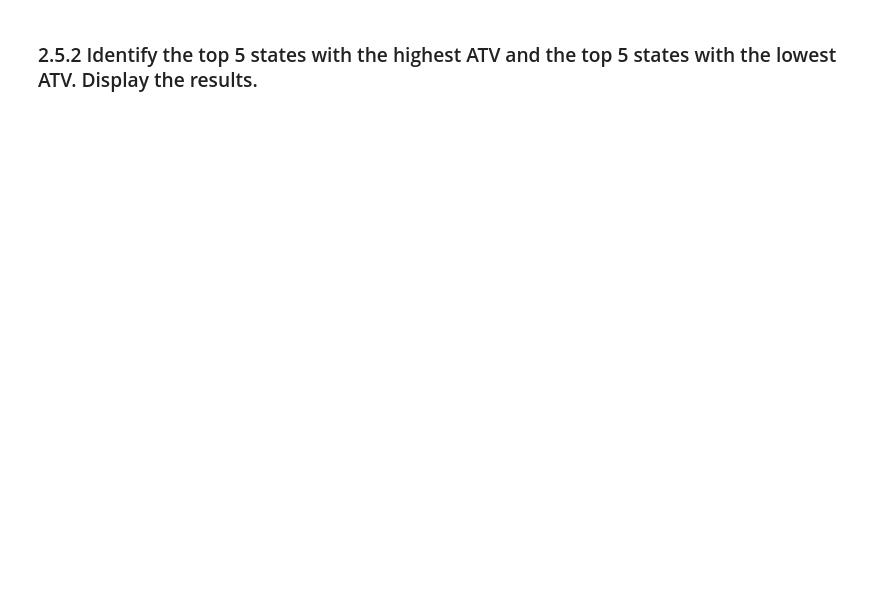
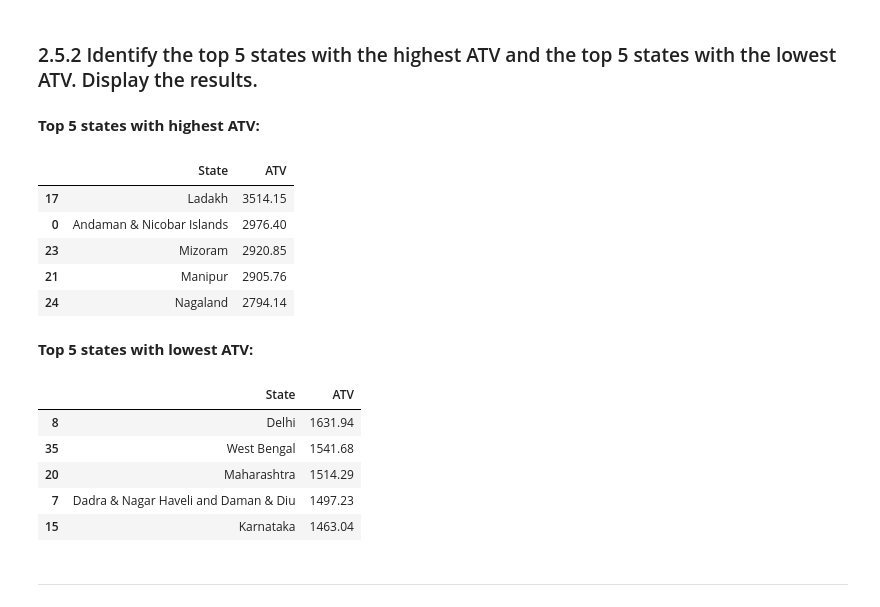
Before and after one commit to chetanchandel31/da_phone_pe, a Jupyter notebook: notebooks/01_phone_pe_analysis.ipynb, the cells around one changed output. Cells and saved outputs as stored; diff of their text form; code cells hidden in the pictures; blank space fills up the shorter version.

```diff
--- a/notebooks/01_phone_pe_analysis.ipynb
+++ b/notebooks/01_phone_pe_analysis.ipynb
@@ -890,2 +921,27 @@ plt.show()
 # %% [markdown]
 ### 2.5.2 Identify the top 5 states with the highest ATV and the top 5 states with the lowest ATV. Display the results.
+# %%
+df_state_atv = df_state_atv.sort_values(by="ATV", ascending=False)
+
+display(Markdown("**Top 5 states with highest ATV:**"))
+display(df_state_atv.head(5))
+
+display(Markdown("**Top 5 states with lowest ATV:**"))
+display(df_state_atv.tail(5))
+# %% [output]
+**Top 5 states with highest ATV:**
+|  | State | ATV |
+| 17 | Ladakh | 3514.15 |
+| 0 | Andaman & Nicobar Islands | 2976.40 |
+| 23 | Mizoram | 2920.85 |
+| 21 | Manipur | 2905.76 |
+| 24 | Nagaland | 2794.14 |
+**Top 5 states with lowest ATV:**
+|  | State | ATV |
+| 8 | Delhi | 1631.94 |
+| 35 | West Bengal | 1541.68 |
+| 20 | Maharashtra | 1514.29 |
+| 7 | Dadra & Nagar Haveli and Daman & Diu | 1497.23 |
+| 15 | Karnataka | 1463.04 |
+# %% [markdown]
+---
```
Also changed, not shown: parts of 3 cells of this notebook.
